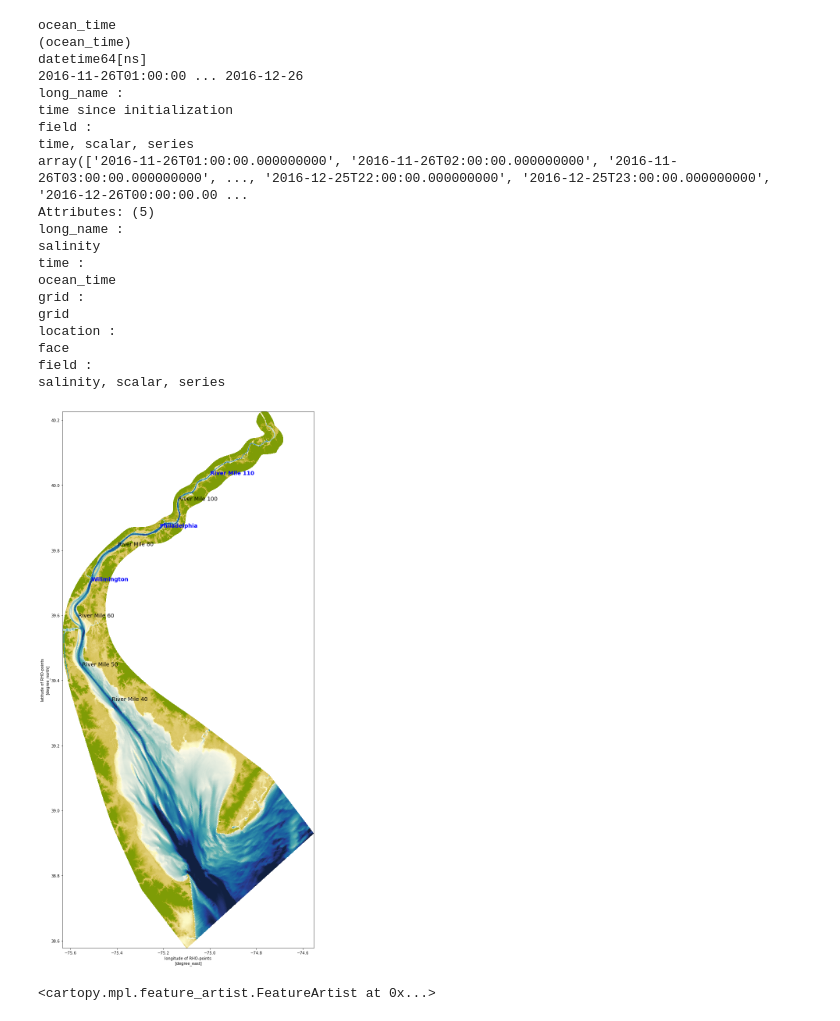
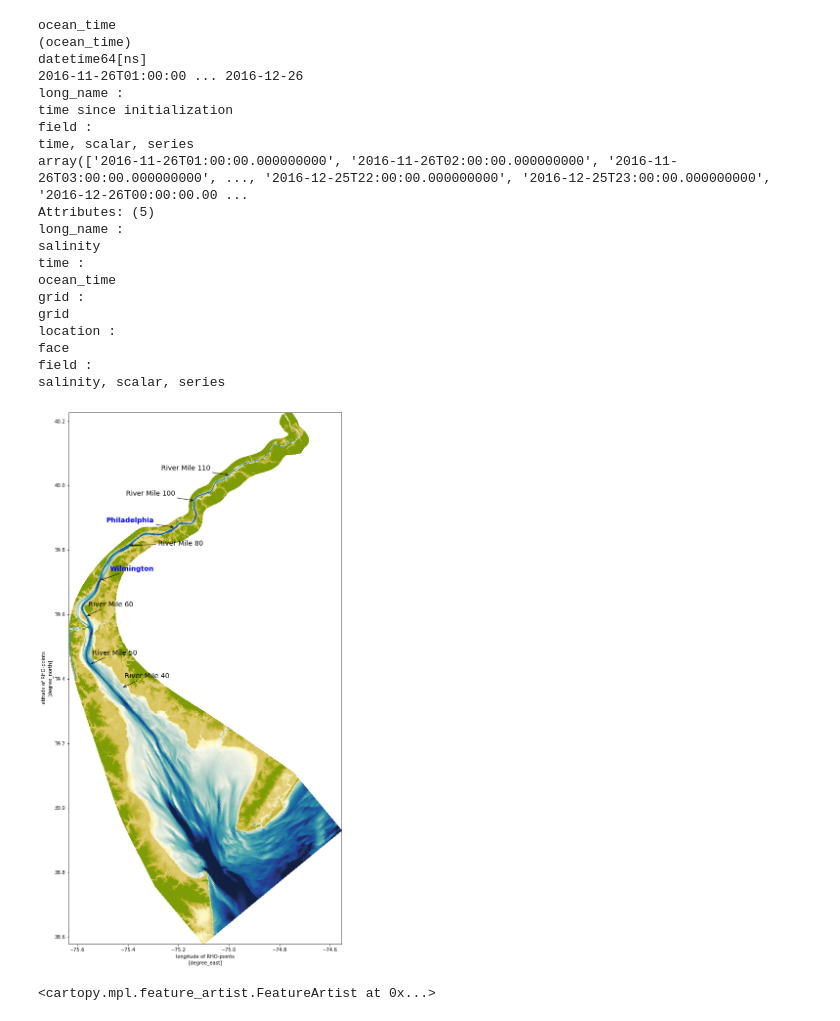
Before and after one commit to DOI-USGS/chart-challenge-22, a Jupyter notebook: 21_down_updwards_tthompson/src/Chart_Challenge_Final.ipynb, the cells around one changed output. Saved outputs shown, nothing was run; the diff lists cells and outputs as text; code cells hidden in the pictures.

```diff
--- a/21_down_updwards_tthompson/src/Chart_Challenge_Final.ipynb
+++ b/21_down_updwards_tthompson/src/Chart_Challenge_Final.ipynb
@@ -317,32 +328,24 @@ target_y = xr.DataArray(target_y-1,dims=["points"])
-# %%
-fig, ax = plt.subplots(figsize=(10,20))
-
-newcmap = cmocean.cm.tools.crop(cmocean.cm.delta,vmin=-45,vmax=20,pivot=0)
-
-d = -1*ds['h']
-p1 = d.plot(ax=ax,x='lon_rho', y='lat_rho',cmap=newcmap,vmin=-20,vmax=5,add_colorbar=False)
-
-ax.text(-75.42278348, 39.33719356, 'River Mile 40', fontsize=14)
-ax.text(-75.55029363, 39.44428867, 'River Mile 50', fontsize=14)
-ax.text(-75.56594782, 39.59425391,'River Mile 60', fontsize=14)
-ax.text(-75.50988311, 39.70539838, 'Wilimington', weight='bold',fontsize=14,color='blue')
-ax.text(-75.3967617, 39.81370734,'River Mile 80', fontsize=14)
-# ax.text(-75.22992382, 39.85986636,'River Mile 90', fontsize=14)
-ax.text(-75.21498773, 39.87019746,'Philadelphia', weight='bold',fontsize=14,color='blue')
-ax.text(-75.13662427, 39.95302179,'River Mile 100', fontsize=14)
-ax.text(-74.99779842, 40.0320903,'River Mile 110', weight='bold',fontsize=14,color='blue')
-
-
-# ax.plot(-75.51889,39.6887,'ro')
-# ax.text(-75.51889,39.6887,'Delaware Memorial Bridge',fontsize=14,color='red')
-
-# ax.axis('equal')
-# ax.set_ylim([39.6, 39.85])
-# ax.set_xlim([-75.61, -75.2])
-plt.savefig('site_map_closeup.png')
-plt.tight_layout()
-# %% [output]
-[figure, removed]
+# %%
+fig, ax = plt.subplots(figsize=(10,20))
+
+newcmap = cmocean.cm.tools.crop(cmocean.cm.delta,vmin=-45,vmax=20,pivot=0)
+
+d = -1*ds['h']
+p1 = d.plot(ax=ax,x='lon_rho', y='lat_rho',cmap=newcmap,vmin=-20,vmax=5,add_colorbar=False)
+
+ax.annotate("River Mile 40", xy=(-75.42278348, 39.3719356), xytext=(5, 20), xycoords='data', textcoords='offset points', arrowprops=dict(arrowstyle="->", color='black'), fontsize=14)
+ax.annotate("River Mile 50", xy=(-75.55029363, 39.44428867), xytext=(5, 20), xycoords='data', textcoords='offset points', arrowprops=dict(arrowstyle="->", color='black'), fontsize=14)
+ax.annotate("River Mile 60", xy=(-75.56594782, 39.59425391), xytext=(5, 20), xycoords='data', textcoords='offset points', arrowprops=dict(arrowstyle="->", color='black'), fontsize=14)
+ax.annotate("Wilmington", xy=(-75.50988311, 39.70539838), weight='bold', color='blue', xytext=(20, 20), xycoords='data', textcoords='offset points', arrowprops=dict(arrowstyle="->", color='black'), fontsize=14)
+ax.annotate("River Mile 80", xy=(-75.3967617, 39.81370734), xytext=(60, 0), xycoords='data', textcoords='offset points', arrowprops=dict(arrowstyle="->", color='black'), fontsize=14)
+ax.annotate("Philadelphia", xy=(-75.21498773, 39.87019746), weight='bold', color='blue', xytext=(-140, 10), xycoords='data', textcoords='offset points', arrowprops=dict(arrowstyle="->", color='black'), fontsize=14)
+ax.annotate("River Mile 100", xy=(-75.13662427, 39.95302179), xytext=(-140, 10), xycoords='data', textcoords='offset points', arrowprops=dict(arrowstyle="->", color='black'), fontsize=14)
+ax.annotate("River Mile 110", xy=(-74.99779842, 40.0320903), xytext=(-140, 10), xycoords='data', textcoords='offset points', arrowprops=dict(arrowstyle="->", color='black'), fontsize=14)
+
+plt.savefig('site_map_closeup.png',transparent=True)
+# plt.tight_layout()
+# %% [output]
+[figure, added]
 # %%
 central_lon, central_lat = -75.201416, 39.455282
 extent = [-40, 20, 30, 60]
```
Also changed, not shown: parts of 24 cells of this notebook, 4 other files.
